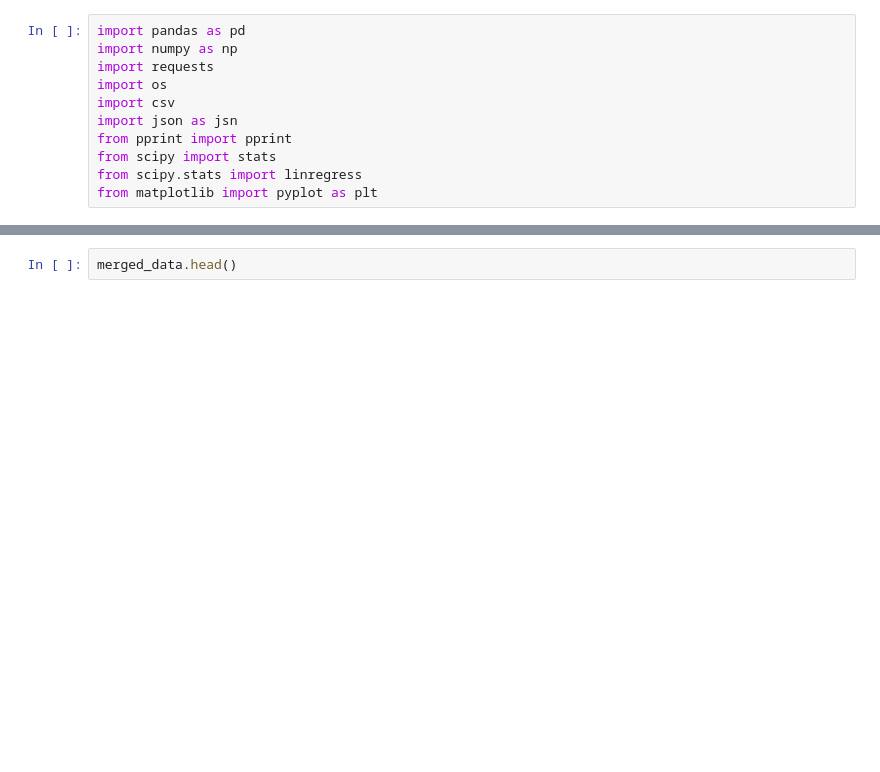
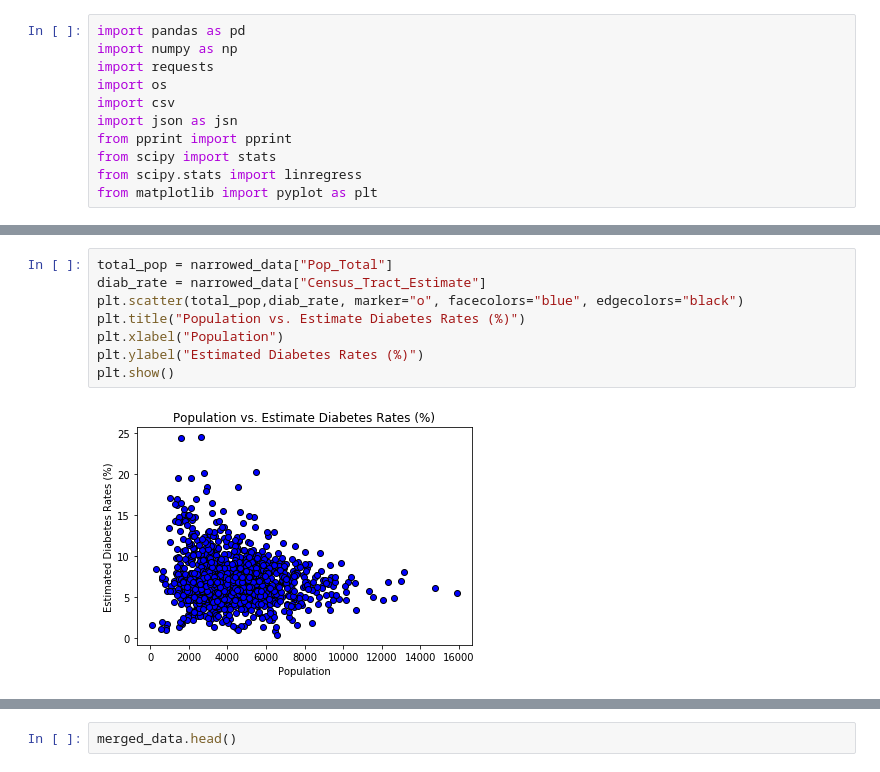
Before and after one commit to Ryan-Eberle/Diabetes-Demographics-in-Colorado, a Jupyter notebook: Diabetes_age_analysis.ipynb, the cells around one changed output, grey strips where cells are left out. Cells and saved outputs as stored; diff of their text form; blank space fills up the shorter version.

```diff
--- a/Diabetes_age_analysis.ipynb
+++ b/Diabetes_age_analysis.ipynb
@@ -26,0 +62,10 @@ narrowed_data.head()
+# %%
+total_pop = narrowed_data["Pop_Total"]
+diab_rate = narrowed_data["Census_Tract_Estimate"]
+plt.scatter(total_pop,diab_rate, marker="o", facecolors="blue", edgecolors="black")
+plt.title("Population vs. Estimate Diabetes Rates (%)")
+plt.xlabel("Population")
+plt.ylabel("Estimated Diabetes Rates (%)")
+plt.show()
+# %% [output]
+[figure, added]
```
Also changed, not shown: parts of 12 cells of this notebook.
